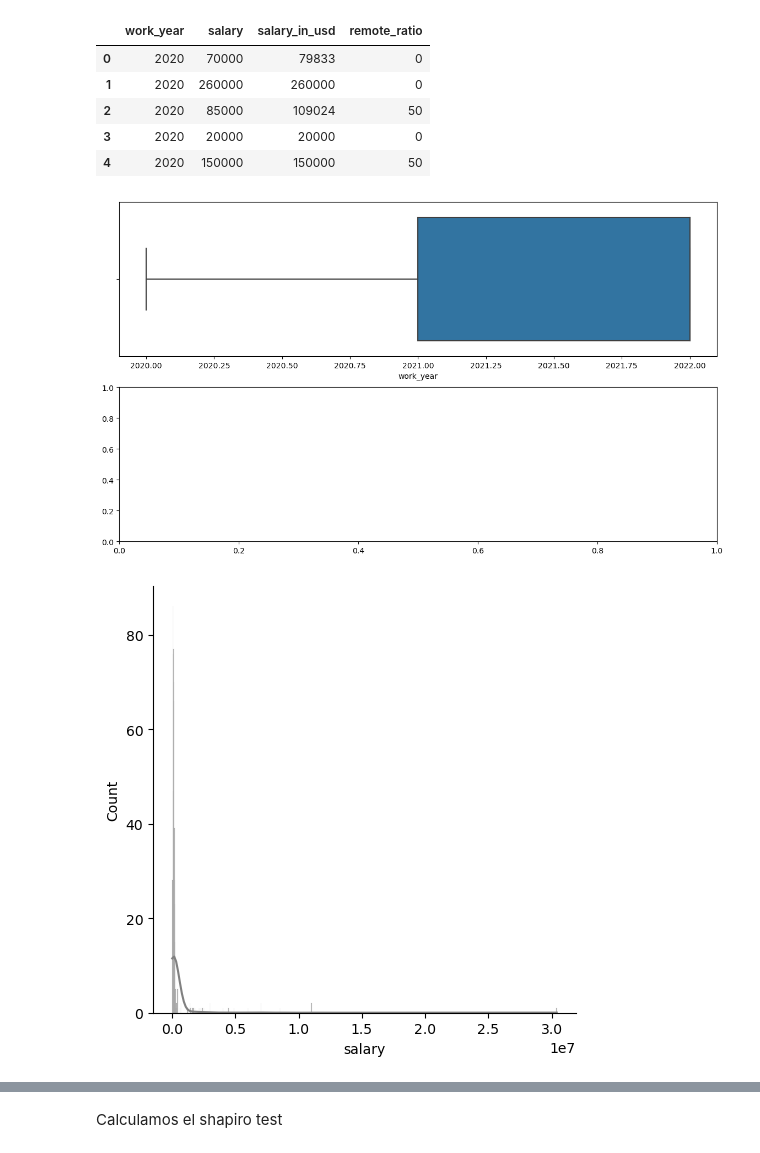
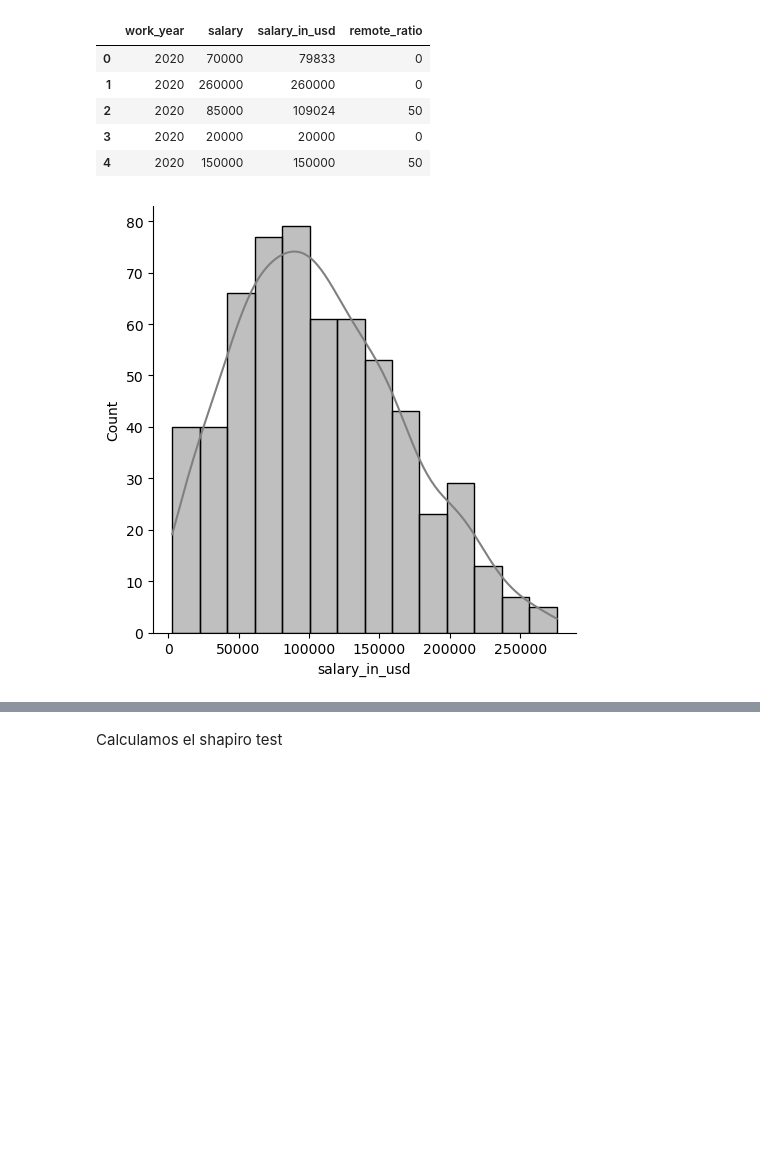
Before and after one commit to Adalab/DA-promo-b-modulo-3-sprint-1-Paula-Yadira, a Jupyter notebook: Regresión lineal/II-pair-programming-tests-estadísticos.ipynb, the cells around one changed output, grey strips where cells are left out. Saved outputs shown, nothing was run; the diff lists cells and outputs as text; code cells hidden in the pictures; blank space fills up the shorter version.

```diff
--- a/Regresión lineal/II-pair-programming-tests-estadísticos.ipynb
+++ b/Regresión lineal/II-pair-programming-tests-estadísticos.ipynb
@@ -28,7 +28,7 @@ warnings.filterwarnings('ignore')
 pd.options.display.float_format = '{:.2f}'.format
 pd.options.display.max_columns=None
 # %%
-df=pd.read_csv('../datos/ds_salaries.csv', index_col=0)
+df=pd.read_csv('../datos/salarios_bajos.csv', index_col=0)
 df.head(2) #Hacemos una vista previa de nuestro DataFrame
 # %% [output]
 |  | work_year | experience_level | employment_type | job_title | salary | salary_currency | salary_in_usd | ... |
@@ -66,8 +66,7 @@ numericas.head()
 | 3 | 2020 | 20000 | 20000 | 0 |
 | 4 | 2020 | 150000 | 150000 | 50 |
 # %%
-sns.displot(numericas['salary'], kde=True, color = 'grey')
+sns.displot(numericas['salary_in_usd'], kde=True, color = 'grey')
 plt.show()
 # %% [output]
-[figure, old version]
+[figure, new version]
-[figure, removed]
```
Also changed, not shown: parts of 16 cells of this notebook, 4 other files.
